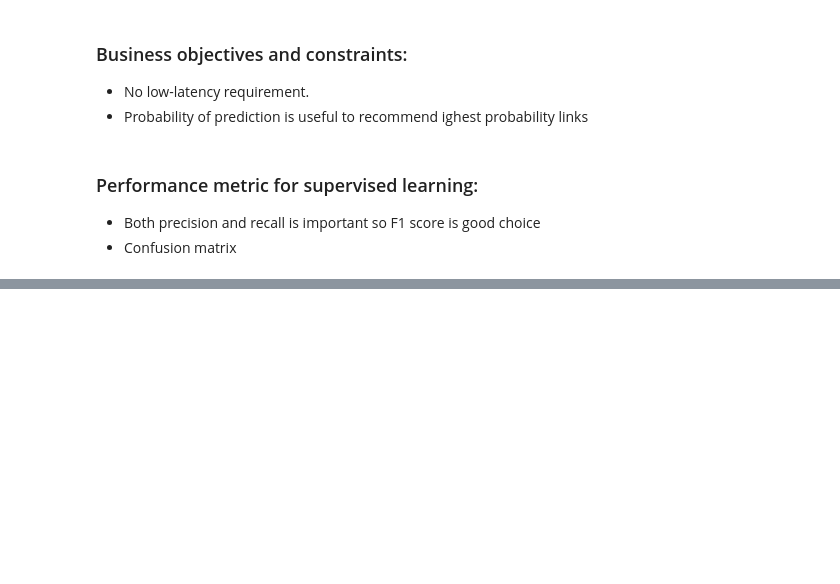
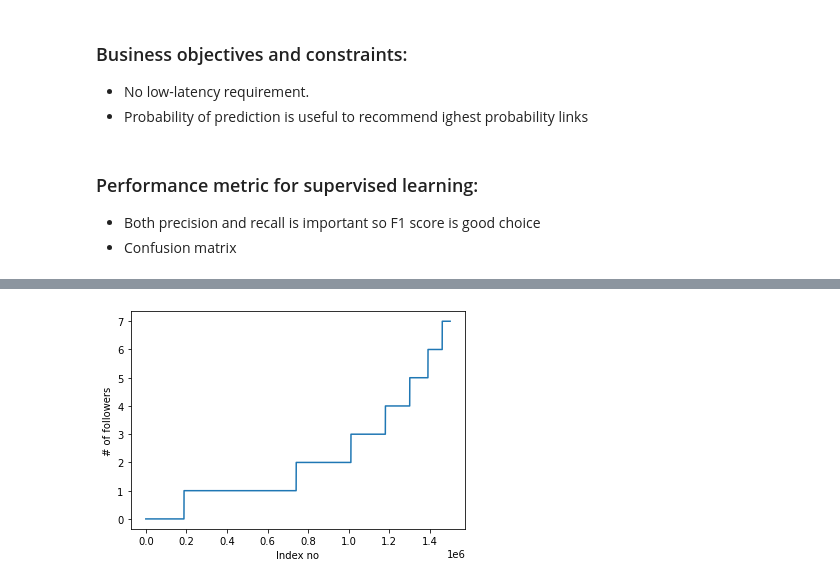
Before and after one commit to subro12/FacebookFriendRecommendation, a Jupyter notebook: S_FB_EDA.ipynb, the cells around one changed output, grey strips where cells are left out. Cells and saved outputs as stored; diff of their text form; code cells hidden in the pictures; blank space fills up the shorter version.

```diff
--- a/S_FB_EDA.ipynb
+++ b/S_FB_EDA.ipynb
@@ -33,0 +152,9 @@ import numpy as np
+# %%
+plt.plot(indegree_list[:1500000])
+# plt.ticklabel_format(useOffset=False)
+plt.ticklabel_format(useOffset=False)
+plt.xlabel('Index no')
+plt.ylabel('# of followers')
+plt.show()
+# %% [output]
+[figure, added]
```
Also changed, not shown: parts of 32 cells of this notebook.
